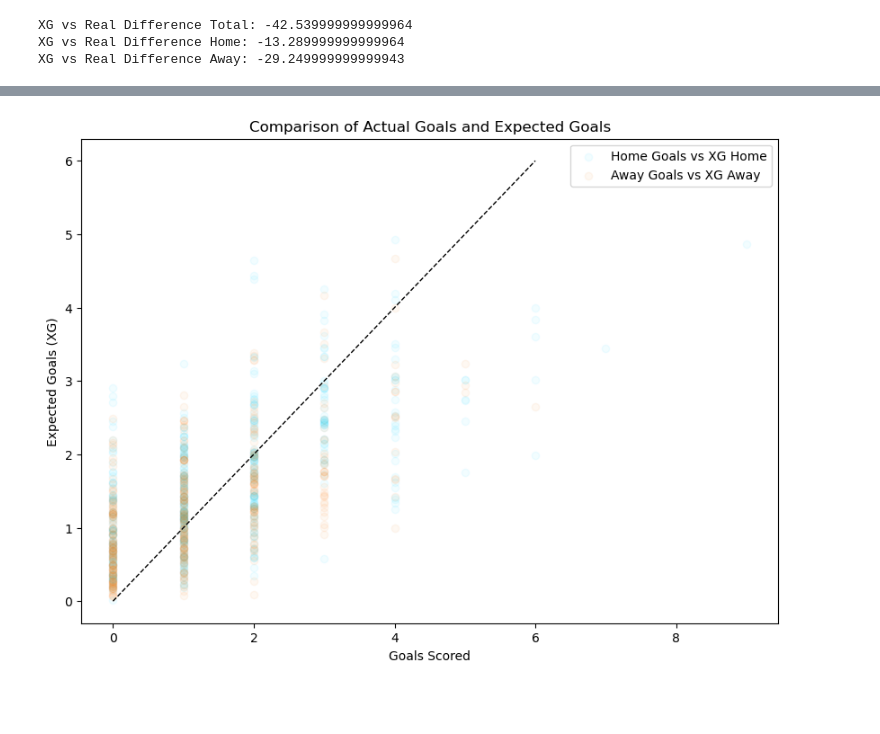
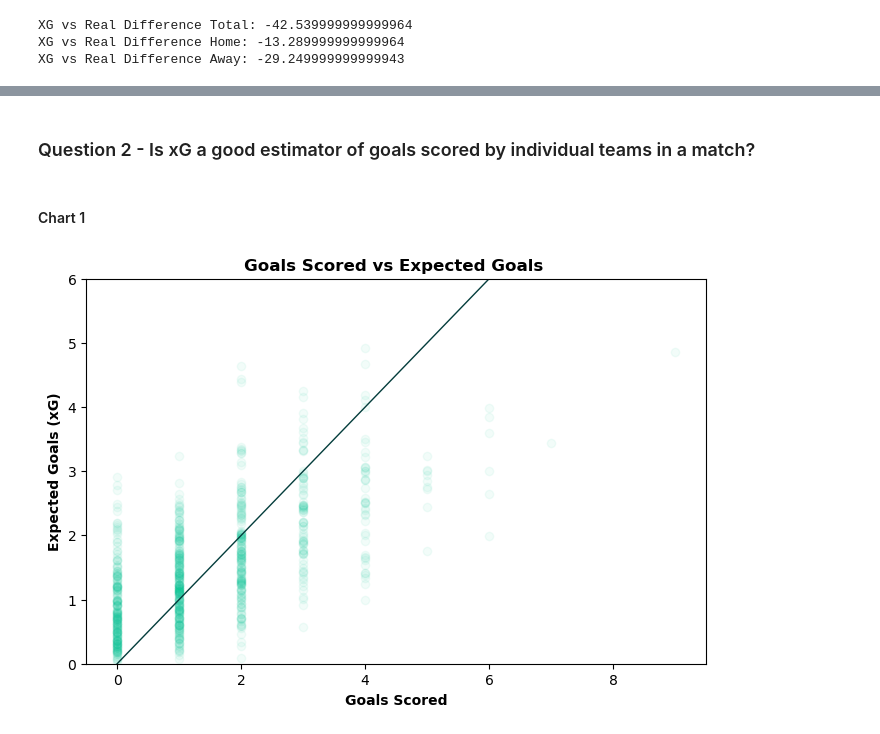
Before and after one commit to DAHammond/Bee2041-Final, a Jupyter notebook: Data Cleaning, Restructuring and Analysis.ipynb, the cells around one changed output, grey strips where cells are left out. Cells and saved outputs as stored; diff of their text form; code cells hidden in the pictures; blank space fills up the shorter version.

Commit message:
Completed the restructuring, summary statistics and graphs for question 2

```diff
--- a/Data Cleaning, Restructuring and Analysis.ipynb
+++ b/Data Cleaning, Restructuring and Analysis.ipynb
@@ -125,14 +172,23 @@ XG vs Real Difference Away: -29.249999999999943
+# %% [markdown]
+### Question 2 - Is xG a good estimator of goals scored by individual teams in a match?
+# %% [markdown]
+#### Chart 1
 # %%
-plt.figure(figsize=(10, 7))
-plt.scatter(DF_result['goals_home'], DF_result['xg_home'], color='#00DCFF', label='Home Goals vs XG Home', alpha = 0.05)
-plt.scatter(DF_result['goals_away'], DF_result['xg_away'], color='#FD7600', label='Away Goals vs XG Away',alpha = 0.05)
-plt.plot([0, 6], [0, 6], color='black', linestyle='--', linewidth=1)
+plt.figure(figsize=(8, 5))
+plt.scatter(DF_result['goals_home'], DF_result['xg_home'], color='#00C896', label='Home Goals vs XG Home', alpha = 0.05)
+plt.scatter(DF_result['goals_away'], DF_result['xg_away'], color='#00C896', label='Away Goals vs XG Away',alpha = 0.05)
+plt.plot([0, 6], [0, 6], color='#043D3C', linestyle='-', linewidth=1)
+#Line 1 xg above the line
+#plt.plot([-1, 5], [0, 6], color='#043D3C', linestyle='--', linewidth=1)
+#line 1 xg below the line
+#plt.plot([0, 7], [-1, 6], color='#043D3C', linestyle='--', linewidth=1)
 
-plt.xlabel('Goals Scored')
-plt.ylabel('Expected Goals (XG)')
-plt.title('Comparison of Actual Goals and Expected Goals')
-plt.legend()
+plt.ylim(0, 6)
+plt.xlim(-0.5, 9.5)
+plt.xlabel('Goals Scored',fontweight="bold")
+plt.ylabel('Expected Goals (xG)',fontweight="bold")
+plt.title('Goals Scored vs Expected Goals ',fontweight="bold")
 plt.show()
 #above the trend line shows when teams have under-performed xg, below the trend line shows when teams have over-performed xg
 # %% [output]
-[figure, old version]
+[figure, new version]
```
Also changed, not shown: parts of 17 cells of this notebook.
